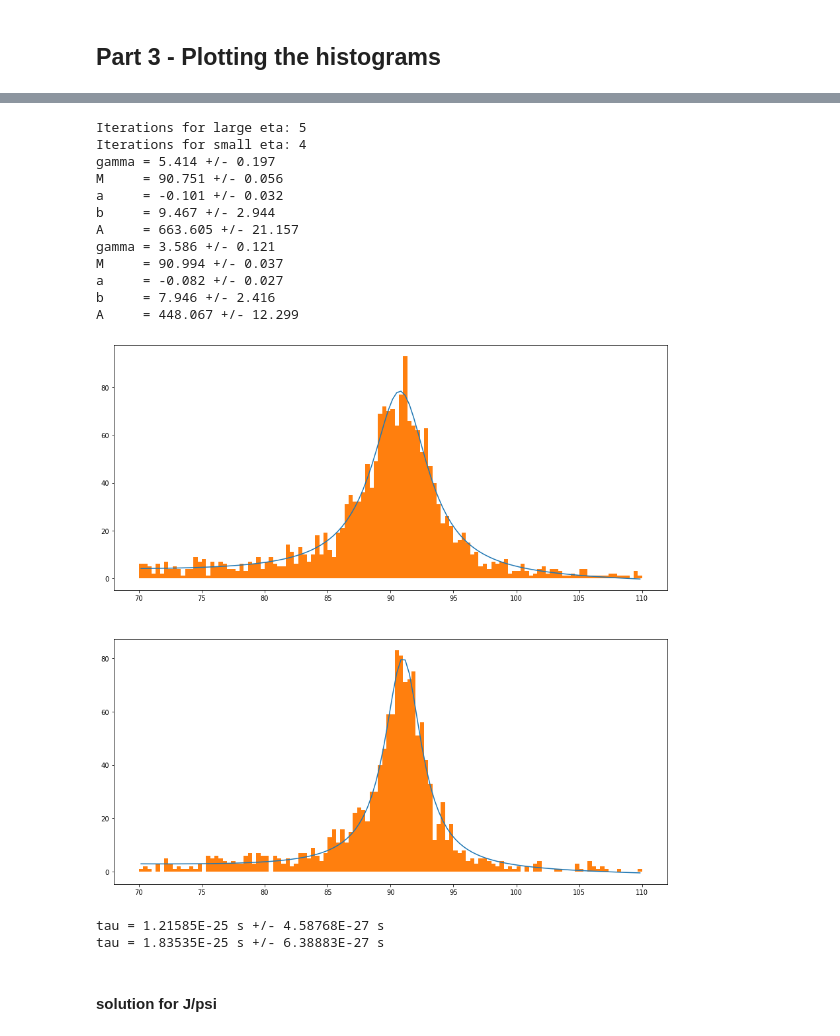
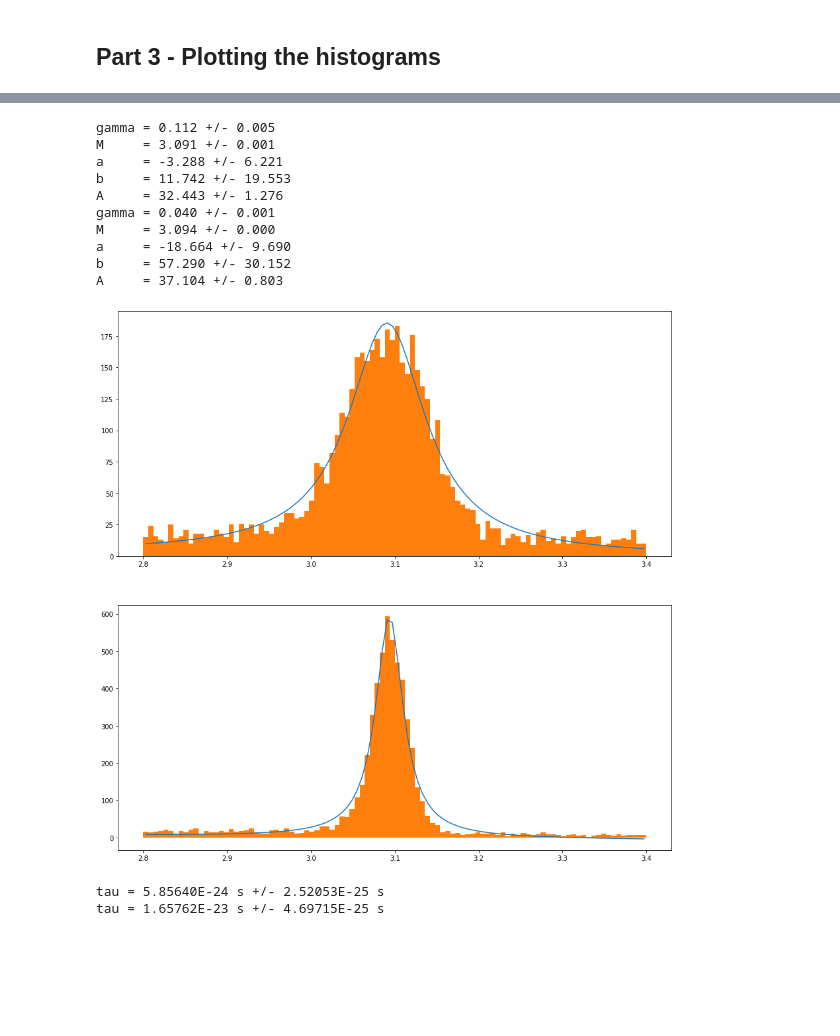
Before and after one commit to mlotti/Hitu_2020, a Jupyter notebook: Notebooks/Week4/Exercise_4_sol.ipynb, the cells around one changed output, grey strips where cells are left out. Cells and saved outputs as stored; diff of their text form; code cells hidden in the pictures; blank space fills up the shorter version.

```diff
--- a/Notebooks/Week4/Exercise_4_sol.ipynb
+++ b/Notebooks/Week4/Exercise_4_sol.ipynb
@@ -142,3 +170,22 @@ For your range of invariant masses:
 $\color{red}{\text{Write the code below}}$
 
 $\color{red}{\text{Answer the questions in exercise "Week 4 coding questions" on Moodle}}$
+# %%
+# possible solution for Z
+
+# define bins, limits and variables containing invariant masses
+inv_mass_large = large_etas['M']
+inv_mass_small = small_etas['M']
+bins = 100
+limits = (70,110)
+
+# plot both histograms using subplots
+f = plt.figure(figsize=(15,15))
+plt.subplot(211)
+hist_large, bins_large, _ = plt.hist(inv_mass_large, bins=bins, range=limits)
+plt.ylabel('large etas, number of events', fontsize=20)
+plt.subplot(212)
+hist_small, bins_small, _ = plt.hist(inv_mass_small, bins=bins, range=limits)
+plt.ylabel('small etas, number of events', fontsize=20)
+plt.xlabel('invariant mass [GeV]', fontsize=20)
+plt.show()
@@ -146,13 +315,15 @@ $\color{red}{\text{Answer the questions in exercise "Week 4 coding questions" on
 # possible solutions
 inv_mass_large = large_etas['M']
 inv_mass_small = small_etas['M']
+bins = 100
+limits = (2.8,3.4)
 
 f = plt.figure(figsize=(15,15))
 plt.subplot(211)
-hist_large, bins_large, patches = plt.hist(inv_mass_large, bins=120, range=(70,110), alpha=0.5)
+hist_large, bins_large, _ = plt.hist(inv_mass_large, bins=bins, range=limits)
 plt.ylabel('large etas, number of events', fontsize=20)
 plt.subplot(212)
-hist_small, bins_small, patches = plt.hist(inv_mass_small, bins=120, range=(70,110), alpha=0.5)
+hist_small, bins_small, _ = plt.hist(inv_mass_small, bins=bins, range=limits)
 plt.ylabel('small etas, number of events', fontsize=20)
 plt.xlabel('invariant mass [GeV]', fontsize=20)
 plt.show()
@@ -175,59 +346,51 @@ bins_small = bin_centers(bins_small)
 # %%
 from scipy.optimize import curve_fit
 
 accuracy = 1e-5
-p0 = [5, 90, -1, 100, 100]
-i_large = 1
-i_small = 1
+p0 = [0.2, 3, 1, 100, 100]
 while True: # Loop until desired accuracy
     best_large, covariance_large = curve_fit(breitwigner, bins_large, hist_large, p0=p0)
-    error_large = max(abs(p0-best_large))
-    if error_large < accuracy:
+    error = max(abs(p0-best_large))
+    if error < accuracy:
         break
     p0 = best_large
-    i_large+=1
-print("Iterations for large eta:", i_large)
 
 while True: # Loop until desired accuracy
     best_small, covariance_small = curve_fit(breitwigner, bins_small, hist_small, p0=p0)
-    error_small = max(abs(p0-best_small))
-    if error_small < accuracy:
+    error = max(abs(p0-best_small))
+    if error < accuracy:
         break
     p0 = best_small
-    i_small+=1
-print("Iterations for small eta:", i_small)
 
 f = plt.figure(figsize=(15,15))
 plt.subplot(211)
 plt.plot(bins_large, breitwigner(np.array(bins_large), *best_large))
-plt.hist(inv_mass_large, bins=120, range=(70,110))
+plt.hist(inv_mass_large, bins=bins, range=limits)
 errors_large = np.sqrt(np.diag(covariance_large))
 param_strings = ["gamma","M","a","b","A"]
 for i in range(len(best_large)):
     print("{2:5} = {0:.3f} +/- {1:.3f}".format(best_large[i],errors_large[i],param_strings[i]))
 
 plt.subplot(212)
 plt.plot(bins_small, breitwigner(np.array(bins_small), *best_small))
-plt.hist(inv_mass_small, bins=120, range=(70,110))
+plt.hist(inv_mass_small, bins=bins, range=(2.8,3.4))
 errors_small = np.sqrt(np.diag(covariance_small))
 param_strings = ["gamma","M","a","b","A"]
 for i in range(len(best_small)):
     print("{2:5} = {0:.3f} +/- {1:.3f}".format(best_small[i],errors_small[i],param_strings[i]))
 plt.show()
 # %% [output]
-Iterations for large eta: 5
-Iterations for small eta: 4
-gamma = 5.414 +/- 0.197
-M     = 90.751 +/- 0.056
-a     = -0.101 +/- 0.032
-b     = 9.467 +/- 2.944
-A     = 663.605 +/- 21.157
-gamma = 3.586 +/- 0.121
-M     = 90.994 +/- 0.037
-a     = -0.082 +/- 0.027
-b     = 7.946 +/- 2.416
-A     = 448.067 +/- 12.299
+gamma = 0.112 +/- 0.005
+M     = 3.091 +/- 0.001
+a     = -3.288 +/- 6.221
+b     = 11.742 +/- 19.553
+A     = 32.443 +/- 1.276
+gamma = 0.040 +/- 0.001
+M     = 3.094 +/- 0.000
+a     = -18.664 +/- 9.690
+b     = 57.290 +/- 30.152
+A     = 37.104 +/- 0.803
-[figure, old version]
+[figure, new version]
 # %%
 def lifetime(decayWidth):
     hbar = 6.582119569e-16/1e9 # GeV*s
@@ -249,7 +412,5 @@ tau_plus_small = lifetime(gamma_small+error_gamma_small)
 error_small = max(tau_minus_small-tau_small,tau_small-tau_plus_small)
 print("tau = {0:.5E} s +/- {1:.5E} s".format(tau_small,error_small))
 # %% [output]
-tau = 1.21585E-25 s +/- 4.58768E-27 s
-tau = 1.83535E-25 s +/- 6.38883E-27 s
+tau = 5.85640E-24 s +/- 2.52053E-25 s
+tau = 1.65762E-23 s +/- 4.69715E-25 s
-# %% [markdown]
-#### solution for J/psi
```
Also changed, not shown: parts of 29 cells of this notebook, 5 other files.
